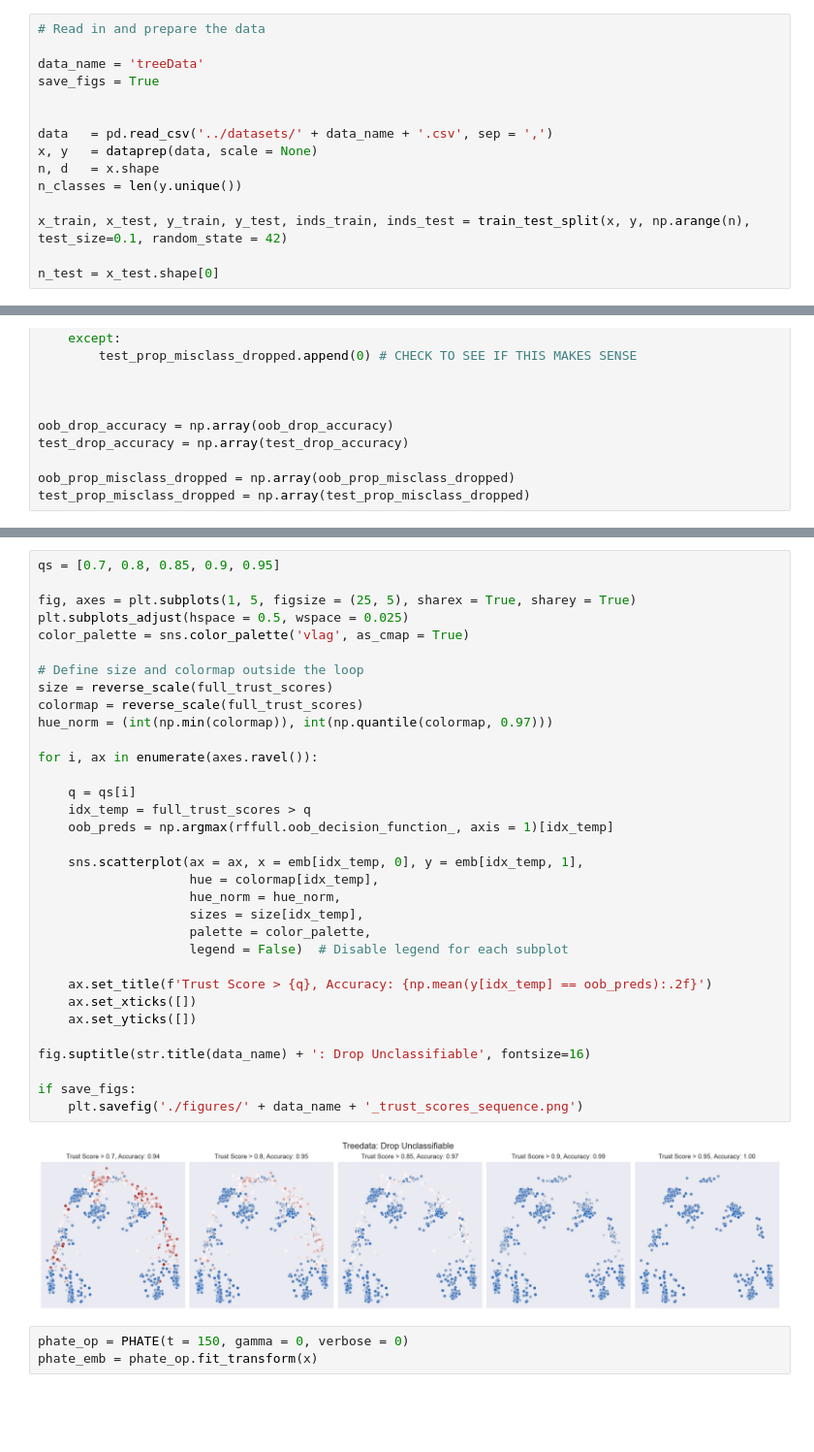
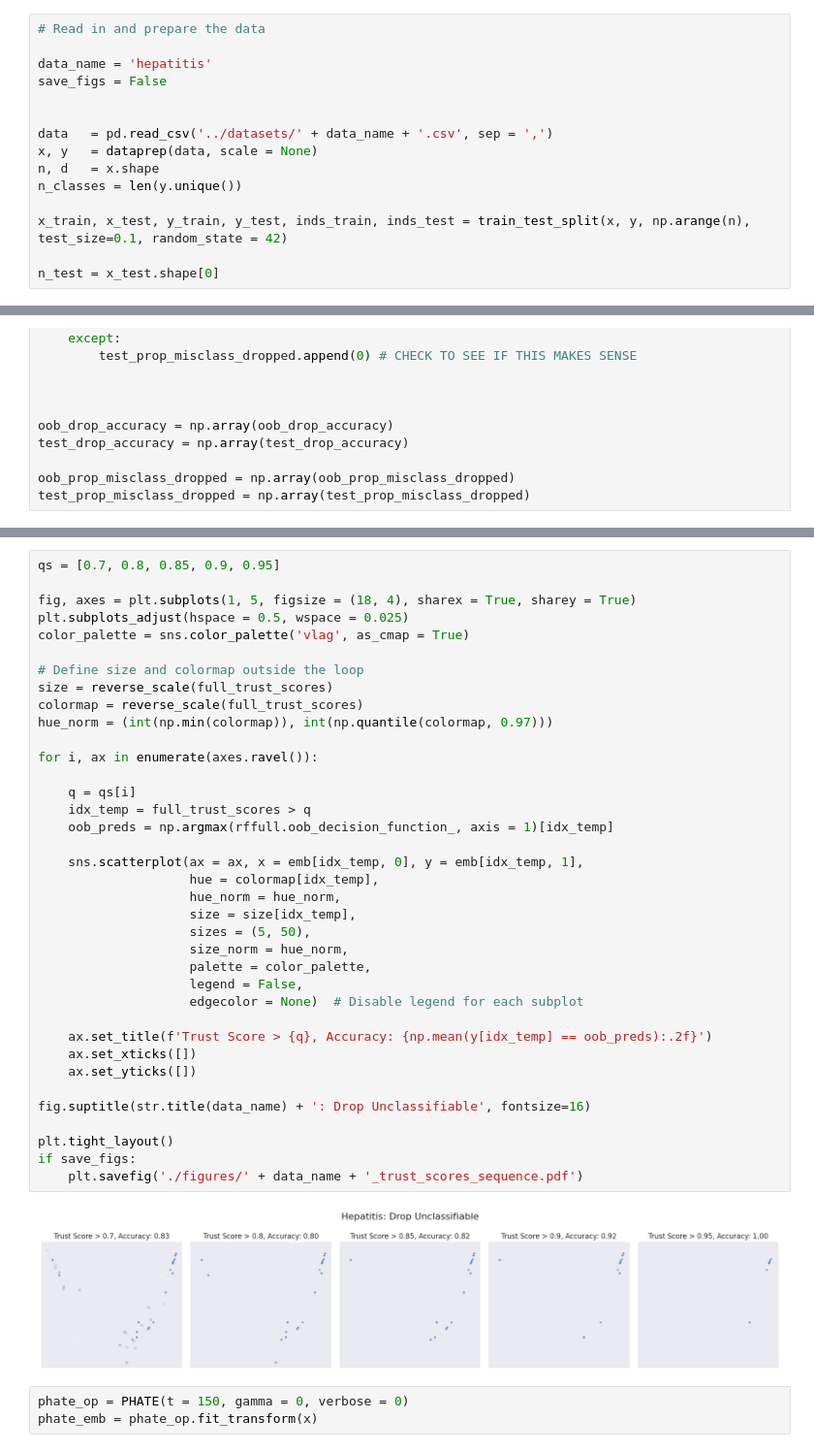
Before and after one commit to jakerhodes/RF-GAP-Python, a Jupyter notebook: trust_score_plots.ipynb, the cells around one changed output, grey strips where cells are left out. Shown at 97% size. Drawn from its saved outputs; the diff is of its cells as text; blank space fills up the shorter version.

```diff
--- a/trust_score_plots.ipynb
+++ b/trust_score_plots.ipynb
@@ -13,8 +13,8 @@ from sklearn.preprocessing import MinMaxScaler
 # %%
 # Read in and prepare the data
 
-data_name = 'treeData'
-save_figs = True
+data_name = 'hepatitis'
+save_figs = False
 
 
 data   = pd.read_csv('../datasets/' + data_name + '.csv', sep = ',')
@@ -294,38 +313,42 @@ Currently minus not taking oob_correct into account
 # %%
 qs = [0.7, 0.8, 0.85, 0.9, 0.95]
 
-fig, axes = plt.subplots(1, 5, figsize = (25, 5), sharex = True, sharey = True)
+fig, axes = plt.subplots(1, 5, figsize = (18, 4), sharex = True, sharey = True)
 plt.subplots_adjust(hspace = 0.5, wspace = 0.025)
 color_palette = sns.color_palette('vlag', as_cmap = True)
 
 # Define size and colormap outside the loop
 size = reverse_scale(full_trust_scores)
 colormap = reverse_scale(full_trust_scores)
 hue_norm = (int(np.min(colormap)), int(np.quantile(colormap, 0.97)))
 
 for i, ax in enumerate(axes.ravel()):
 
     q = qs[i]
     idx_temp = full_trust_scores > q
     oob_preds = np.argmax(rffull.oob_decision_function_, axis = 1)[idx_temp]
 
     sns.scatterplot(ax = ax, x = emb[idx_temp, 0], y = emb[idx_temp, 1],
                     hue = colormap[idx_temp],
                     hue_norm = hue_norm,
-                    sizes = size[idx_temp],
+                    size = size[idx_temp],
+                    sizes = (5, 50),
+                    size_norm = hue_norm,
                     palette = color_palette,
-                    legend = False)  # Disable legend for each subplot
+                    legend = False,
+                    edgecolor = None)  # Disable legend for each subplot
 
     ax.set_title(f'Trust Score > {q}, Accuracy: {np.mean(y[idx_temp] == oob_preds):.2f}')
     ax.set_xticks([])
     ax.set_yticks([])
 
 fig.suptitle(str.title(data_name) + ': Drop Unclassifiable', fontsize=16)
 
+plt.tight_layout()
 if save_figs:
-    plt.savefig('./figures/' + data_name + '_trust_scores_sequence.png')
+    plt.savefig('./figures/' + data_name + '_trust_scores_sequence.pdf')
 # %% [output]
-[figure, old version]
+[figure, new version]
 # %%
 phate_op = PHATE(t = 150, gamma = 0, verbose = 0)
 phate_emb = phate_op.fit_transform(x)
```
Also changed, not shown: parts of 17 cells of this notebook, 2 other files.
